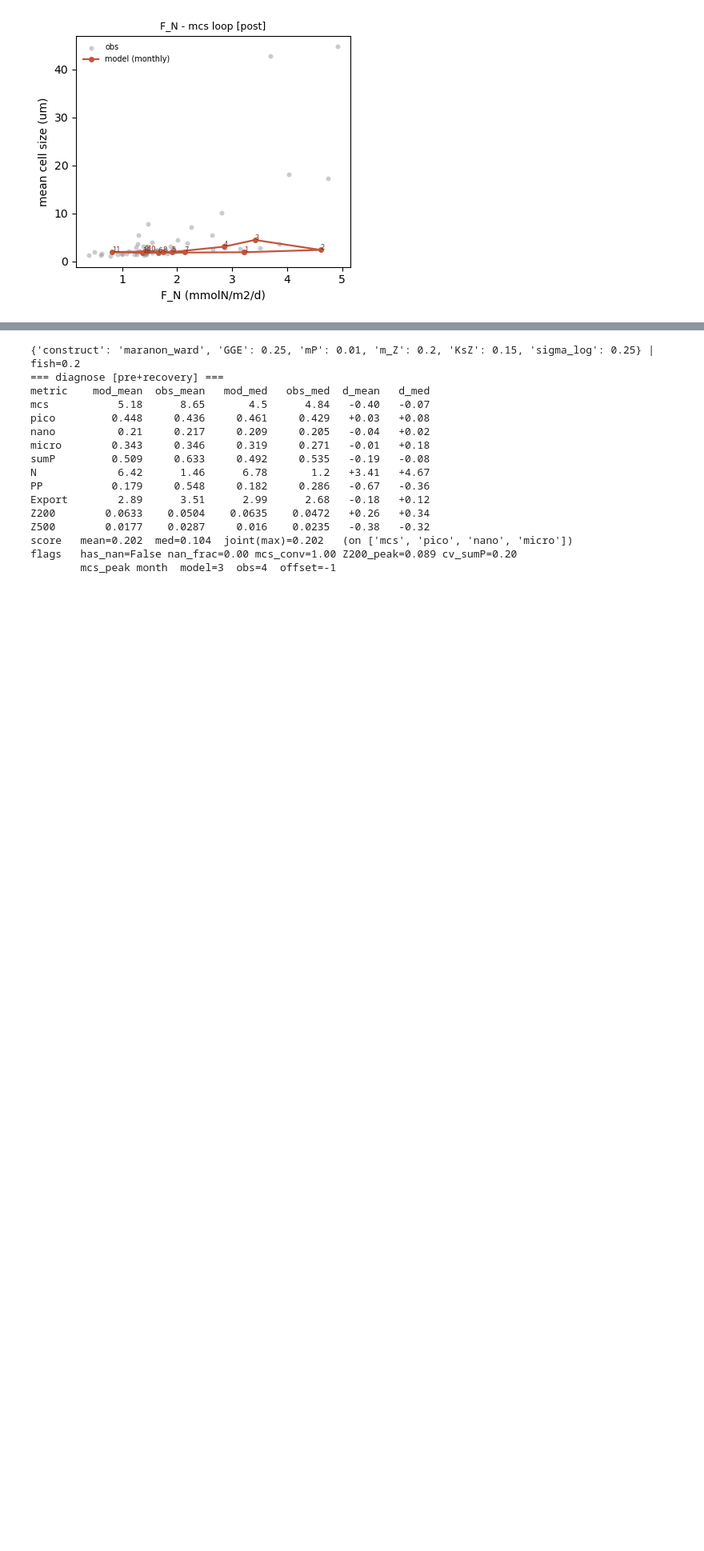
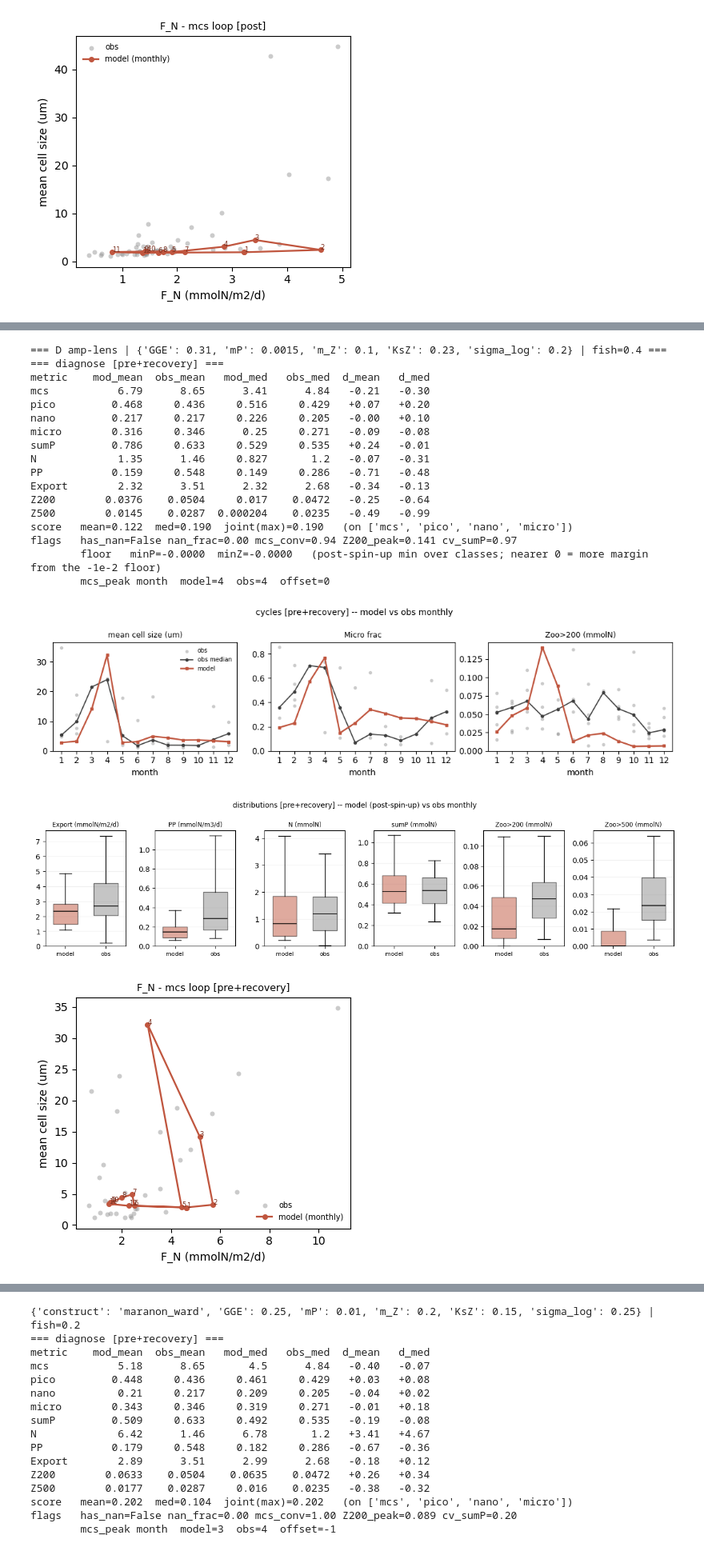
Before and after one commit to ben1post/SSMCariaco, a Jupyter notebook: parameter_scan/FINAL/NEWSCANSETUP_01.ipynb, the cells around one changed output, grey strips where cells are left out. Shown at 80% size. Cells and saved outputs as stored; diff of their text form; code cells hidden in the pictures; blank space fills up the shorter version.

```diff
--- a/parameter_scan/FINAL/NEWSCANSETUP_01.ipynb
+++ b/parameter_scan/FINAL/NEWSCANSETUP_01.ipynb
@@ -321,0 +359,31 @@ flags   has_nan=False nan_frac=0.00 mcs_conv=0.99 Z200_peak=0.109 cv_sumP=0.19
+# %%
+import seasonal_scan_harness as ssh, seasonal_diagnostics as sd
+
+SK    = {**ssh.SEASONAL_SOLVER_KWARGS, 'instability_neg_threshold': -1e-2}
+forc  = ssh.build_forcings(['pre+recovery', 'post'])
+obs_t = ssh.build_obs_targets(['pre+recovery', 'post'])
+obs_m = ssh.build_obs_monthly(['pre+recovery', 'post'])
+spec  = ssh.allometry('maranon_ward')
+
+# (tag, params, pre_fish); post_fish = 0.0 throughout (the fit's pick).
+# A-C: duration-lens (KsZ 0.15 / sigma 0.25 -- sustained bloom + large-Z). D: amp-lens, for contrast.
+CANDS = [
+    ('A dur-best',    dict(GGE=0.25, mP=0.0015, m_Z=0.20, KsZ=0.15, sigma_log=0.25), 0.2),
+    ('B row3-nbr',    dict(GGE=0.25, mP=0.0100, m_Z=0.20, KsZ=0.15, sigma_log=0.25), 0.2),
+    ('C longest-dur', dict(GGE=0.25, mP=0.0015, m_Z=0.10, KsZ=0.15, sigma_log=0.25), 0.2),
+    ('D amp-lens',    dict(GGE=0.31, mP=0.0015, m_Z=0.10, KsZ=0.23, sigma_log=0.20), 0.4),
+]
+
+def run_cand(P, g, fish):
+    return ssh.run_one(spec, forc[g], fish_rate=fish, years=60, spinup=15,
+                       mP=P['mP'], m_Z=P['m_Z'],
+                       grazing={'KsZ': P['KsZ'], 'sigma_log': P['sigma_log']},
+                       iv_overrides={'GrazingRouter': {'gge': P['GGE']}},
+                       solver_kwargs=SK, return_traj=True)
+
+# --- Part 1: compare all variants (text only: table + flags + floor margin) ---
+for tag, P, pf in CANDS:
+    print(f"\n##### {tag}: {P} | pre_fish={pf} / post_fish=0.0 #####")
+    for g, fish in (('pre+recovery', pf), ('post', 0.0)):
+        clim, r = run_cand(P, g, fish)
+        sd.diagnostic_print(clim, g, obs_t, obs_m)
@@ -321,0 +408,28 @@ flags   has_nan=False nan_frac=0.00 mcs_conv=0.99 Z200_peak=0.109 cv_sumP=0.19
+# %%
+# --- Part 2: full visual diagnostic for ONE candidate (edit the index) ---
+tag, P, pf = CANDS[3]          # 0=A, 1=B, 2=C, 3=D
+for g, fish in (('pre+recovery', pf), ('post', 0.0)):
+    clim, r = run_cand(P, g, fish)
+    sd.diagnose(clim, r, group=g, spinup=15, obs_targets=obs_t, obs_monthly=obs_m,
+                title=f"\n=== {tag} | {P} | fish={fish} ===")
+# %% [output]
+=== D amp-lens | {'GGE': 0.31, 'mP': 0.0015, 'm_Z': 0.1, 'KsZ': 0.23, 'sigma_log': 0.2} | fish=0.4 ===
+=== diagnose [pre+recovery] ===
+metric    mod_mean  obs_mean   mod_med   obs_med  d_mean   d_med
+mcs           6.79      8.65      3.41      4.84   -0.21   -0.30
+pico         0.468     0.436     0.516     0.429   +0.07   +0.20
+nano         0.217     0.217     0.226     0.205   -0.00   +0.10
+micro        0.316     0.346      0.25     0.271   -0.09   -0.08
+sumP         0.786     0.633     0.529     0.535   +0.24   -0.01
+N             1.35      1.46     0.827       1.2   -0.07   -0.31
+PP           0.159     0.548     0.149     0.286   -0.71   -0.48
+Export        2.32      3.51      2.32      2.68   -0.34   -0.13
+Z200        0.0376    0.0504     0.017    0.0472   -0.25   -0.64
+Z500        0.0145    0.0287  0.000204    0.0235   -0.49   -0.99
+score   mean=0.122  med=0.190  joint(max)=0.190   (on ['mcs', 'pico', 'nano', 'micro'])
+flags   has_nan=False nan_frac=0.00 mcs_conv=0.94 Z200_peak=0.141 cv_sumP=0.97
+        floor   minP=-0.0000  minZ=-0.0000   (post-spin-up min over classes; nearer 0 = more margin from the -1e-2 floor)
+        mcs_peak month  model=4  obs=4  offset=0
+[figure, added]
+[figure, added]
+[figure, added]
```
Also changed, not shown: parts of 3 cells of this notebook, 8 other files.
